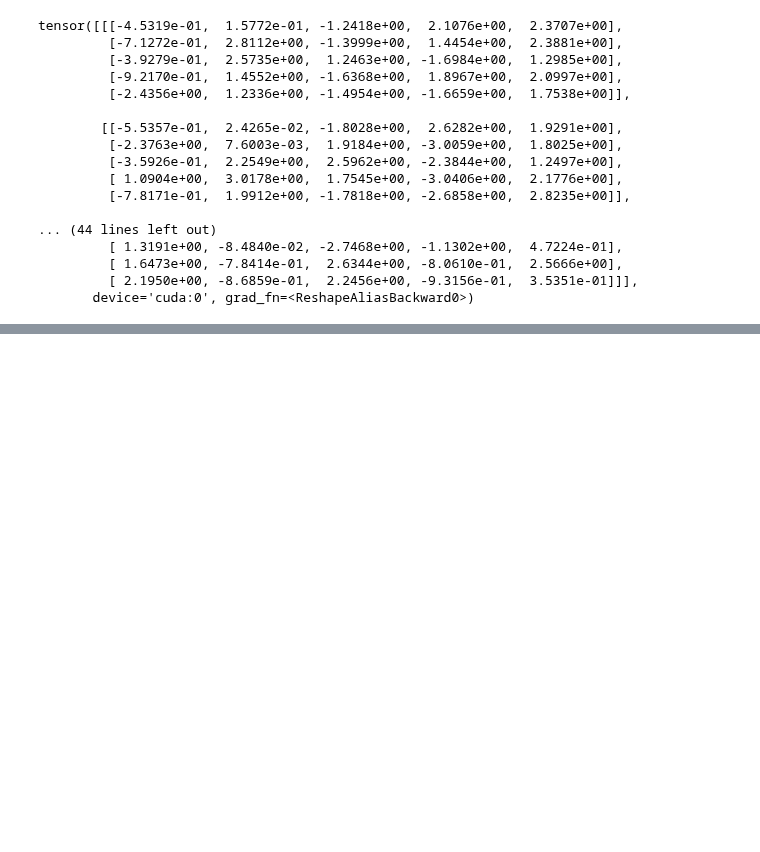
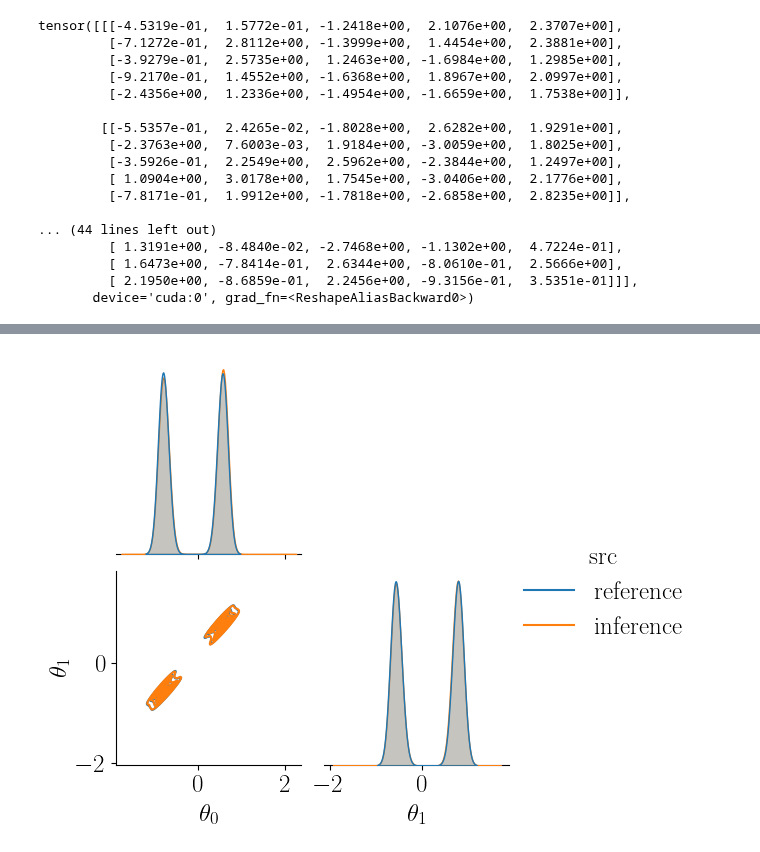
Before and after one commit to yashpatel5400/csi, a Jupyter notebook: conformal-po/ellipsoid.ipynb, the cells around one changed output, grey strips where cells are left out. Saved outputs shown, nothing was run; the diff lists cells and outputs as text; code cells hidden in the pictures; blank space fills up the shorter version.

```diff
--- a/conformal-po/ellipsoid.ipynb
+++ b/conformal-po/ellipsoid.ipynb
@@ -165,0 +387,13 @@ gaussian_linear & 0.00 & 0.00 & 0.00 & 0.00 & 0.03 \\
+# %%
+reference_df["src"] = "reference"
+variational_df["src"] = "inference"
+df = pd.concat([reference_df, variational_df])
+# %%
+df = pd.concat([reference_df, variational_df])
+# %%
+
+g_ref = sns.pairplot(df, kind="kde", corner=True, hue="src")
+dir_name = "posteriors"
+plt.savefig(os.path.join(dir_name, f"{task_name}.png"))
+# %% [output]
+[figure, added]
```
Also changed, not shown: parts of 17 cells of this notebook, 1 other file.
